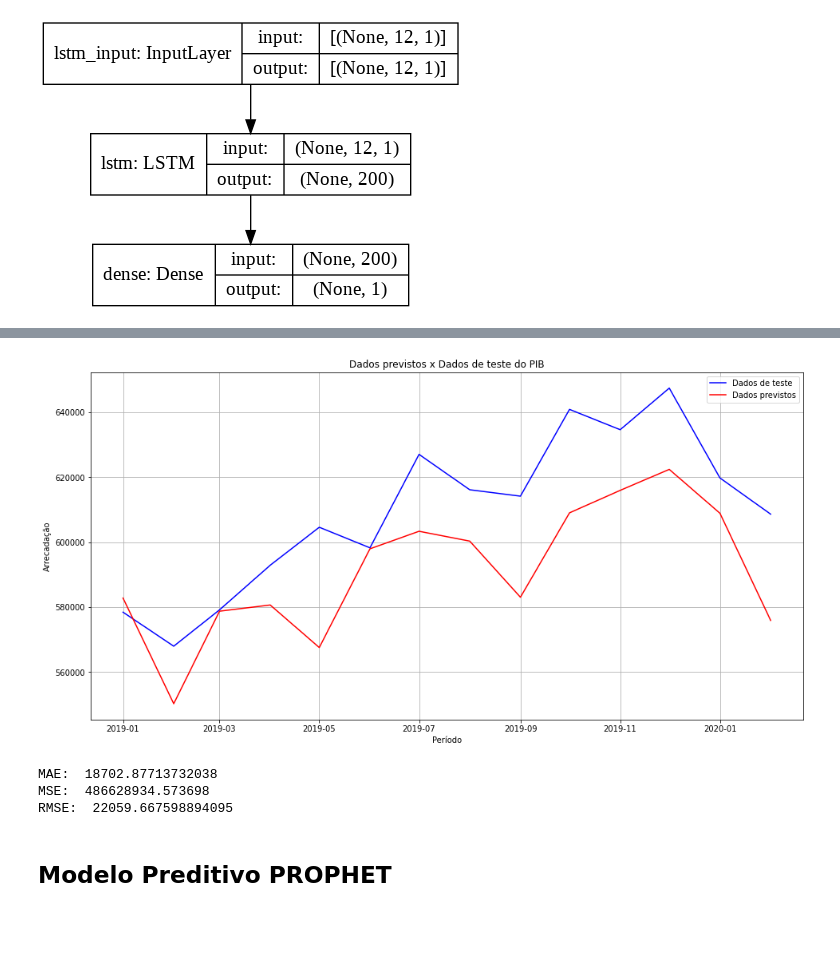
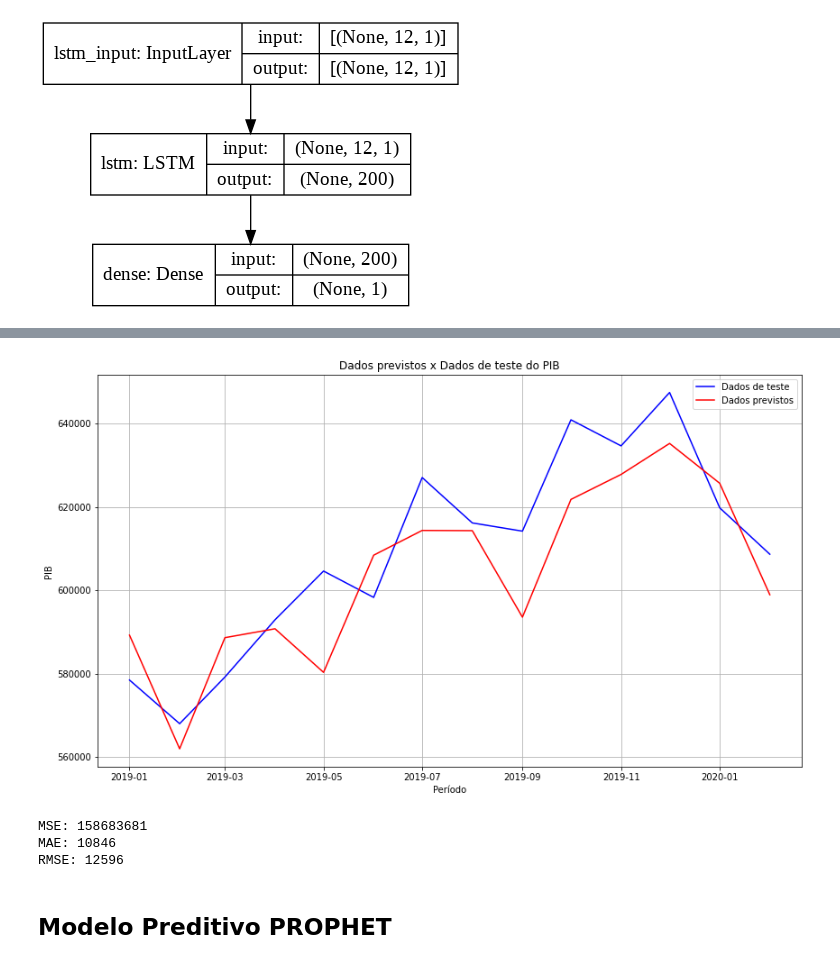
Before and after one commit to mmbs1989/TCC-PUCMINAS, a Jupyter notebook: Notebook_TCC_PUC.ipynb, the cells around one changed output, grey strips where cells are left out. Drawn from its saved outputs; the diff is of its cells as text; code cells hidden in the pictures; blank space fills up the shorter version.

```diff
--- a/Notebook_TCC_PUC.ipynb
+++ b/Notebook_TCC_PUC.ipynb
@@ -1151,5 +1165,5 @@ Trainable params: 161,801
 Non-trainable params: 0
 _________________________________________________________________
 # %%
-lstm_model.fit_generator(generator,epochs=200)
+lstm_model.fit_generator(generator,epochs=300)
 # %% [output]
@@ -1215,30 +1228,30 @@ plt.show()
 # %%
 #Plotagem dos dados de teste e dados previstos
-plt.figure(figsize=(16,8))
+plt.figure(figsize=(14,8))
 plt.plot(dfpib_test_lstm.index, test_lstm, color = 'blue', label = 'Dados de teste')
 plt.plot(dfpib_test_lstm.index, lstm_predictions, color = 'red', label = 'Dados previstos')
 plt.title('Dados previstos x Dados de teste do PIB')
 plt.xlabel('Período')
-plt.ylabel('Arrecadação')
+plt.ylabel('PIB')
 plt.legend()
 plt.grid(True)
-#plt.savefig('lstm2.pdf')
 plt.show()
 # %% [output]
-[figure, old version]
+[figure, new version]
 # %%
 #Cálculo do erro
 MAELSTMPIB = int(mean_absolute_error(dfpib_test_lstm,lstm_predictions))
 MSELSTMPIB = int(mean_squared_error(dfpib_test_lstm,lstm_predictions))
 RMSELSTMPIB = int(np.sqrt(mean_squared_error(dfpib_test_lstm,lstm_predictions)))
 
-print('MAE: ', mean_absolute_error(dfpib_test_lstm,lstm_predictions))
-print('MSE: ', mean_squared_error(dfpib_test_lstm,lstm_predictions))
-print('RMSE: ', np.sqrt(mean_squared_error(dfpib_test_lstm,lstm_predictions)))
+
+print('MSE: '+str(MSELSTMPIB))
+print('MAE: '+str(MAELSTMPIB))
+print('RMSE: '+str(RMSELSTMPIB))
 # %% [output]
-MAE:  18702.87713732038
-MSE:  486628934.573698
-RMSE:  22059.667598894095
+MSE: 158683681
+MAE: 10846
+RMSE: 12596
 # %% [markdown]
 ## Modelo Preditivo PROPHET
 # %%
```
Also changed, not shown: parts of 52 cells of this notebook.
